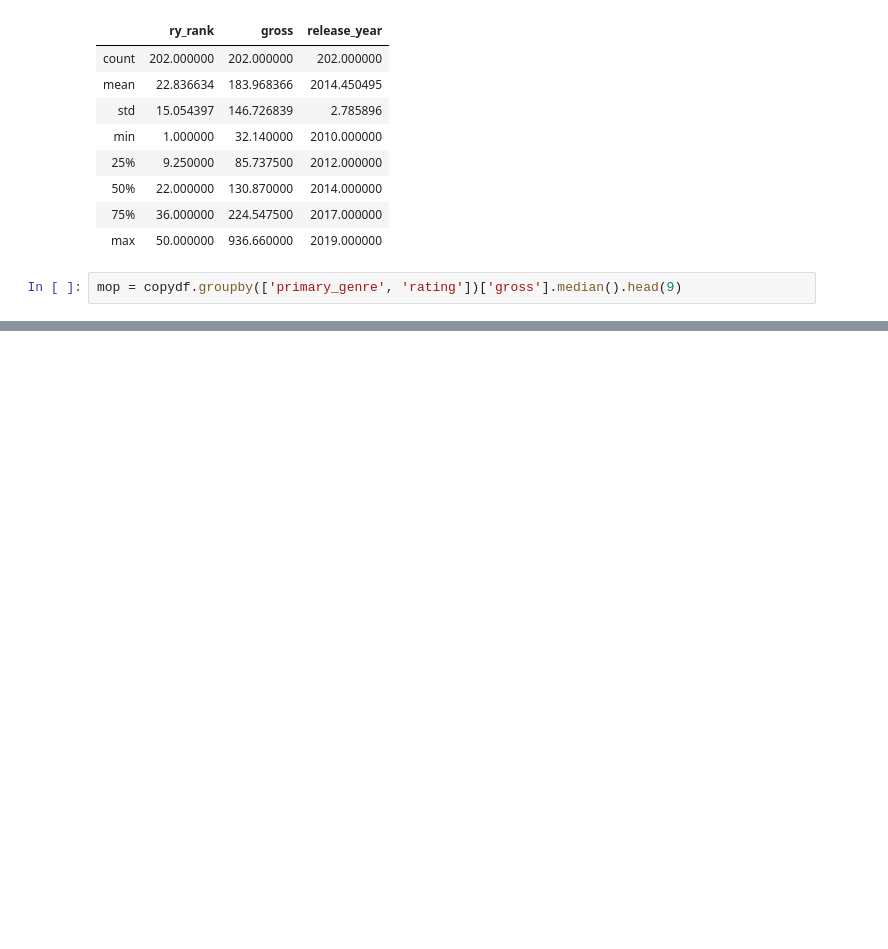
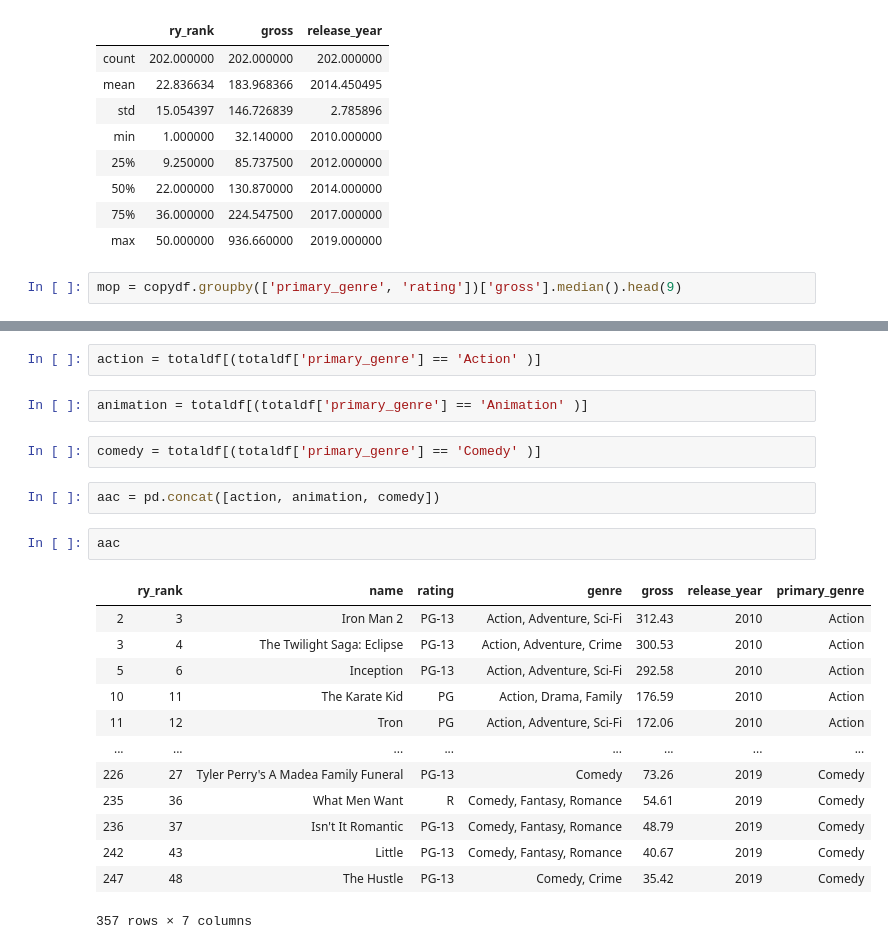
Before and after one commit to CarsonLloydd/movie_revenue_by_genre, a Jupyter notebook: Visuals.ipynb, the cells around one changed output, grey strips where cells are left out. Cells and saved outputs as stored; diff of their text form; blank space fills up the shorter version.

```diff
--- a/Visuals.ipynb
+++ b/Visuals.ipynb
@@ -168,0 +198,24 @@ mop = copydf.groupby(['primary_genre', 'rating'])['gross'].median().head(9)
+# %%
+action = totaldf[(totaldf['primary_genre'] == 'Action' )]
+# %%
+animation = totaldf[(totaldf['primary_genre'] == 'Animation' )]
+# %%
+comedy = totaldf[(totaldf['primary_genre'] == 'Comedy' )]
+# %%
+aac = pd.concat([action, animation, comedy])
+# %%
+aac
+# %% [output]
+|  | ry_rank | name | rating | genre | gross | release_year | primary_genre |
+| 2 | 3 | Iron Man 2 | PG-13 | Action, Adventure, Sci-Fi | 312.43 | 2010 | Action |
+| 3 | 4 | The Twilight Saga: Eclipse | PG-13 | Action, Adventure, Crime | 300.53 | 2010 | Action |
+| 5 | 6 | Inception | PG-13 | Action, Adventure, Sci-Fi | 292.58 | 2010 | Action |
+| 10 | 11 | The Karate Kid | PG | Action, Drama, Family | 176.59 | 2010 | Action |
+| 11 | 12 | Tron | PG | Action, Adventure, Sci-Fi | 172.06 | 2010 | Action |
+| ... | ... | ... | ... | ... | ... | ... | ... |
+| 226 | 27 | Tyler Perry's A Madea Family Funeral | PG-13 | Comedy | 73.26 | 2019 | Comedy |
+| 235 | 36 | What Men Want | R | Comedy, Fantasy, Romance | 54.61 | 2019 | Comedy |
+| 236 | 37 | Isn't It Romantic | PG-13 | Comedy, Fantasy, Romance | 48.79 | 2019 | Comedy |
+| 242 | 43 | Little | PG-13 | Comedy, Fantasy, Romance | 40.67 | 2019 | Comedy |
+| 247 | 48 | The Hustle | PG-13 | Comedy, Crime | 35.42 | 2019 | Comedy |
+357 rows × 7 columns
```
Also changed, not shown: parts of 6 cells of this notebook.
